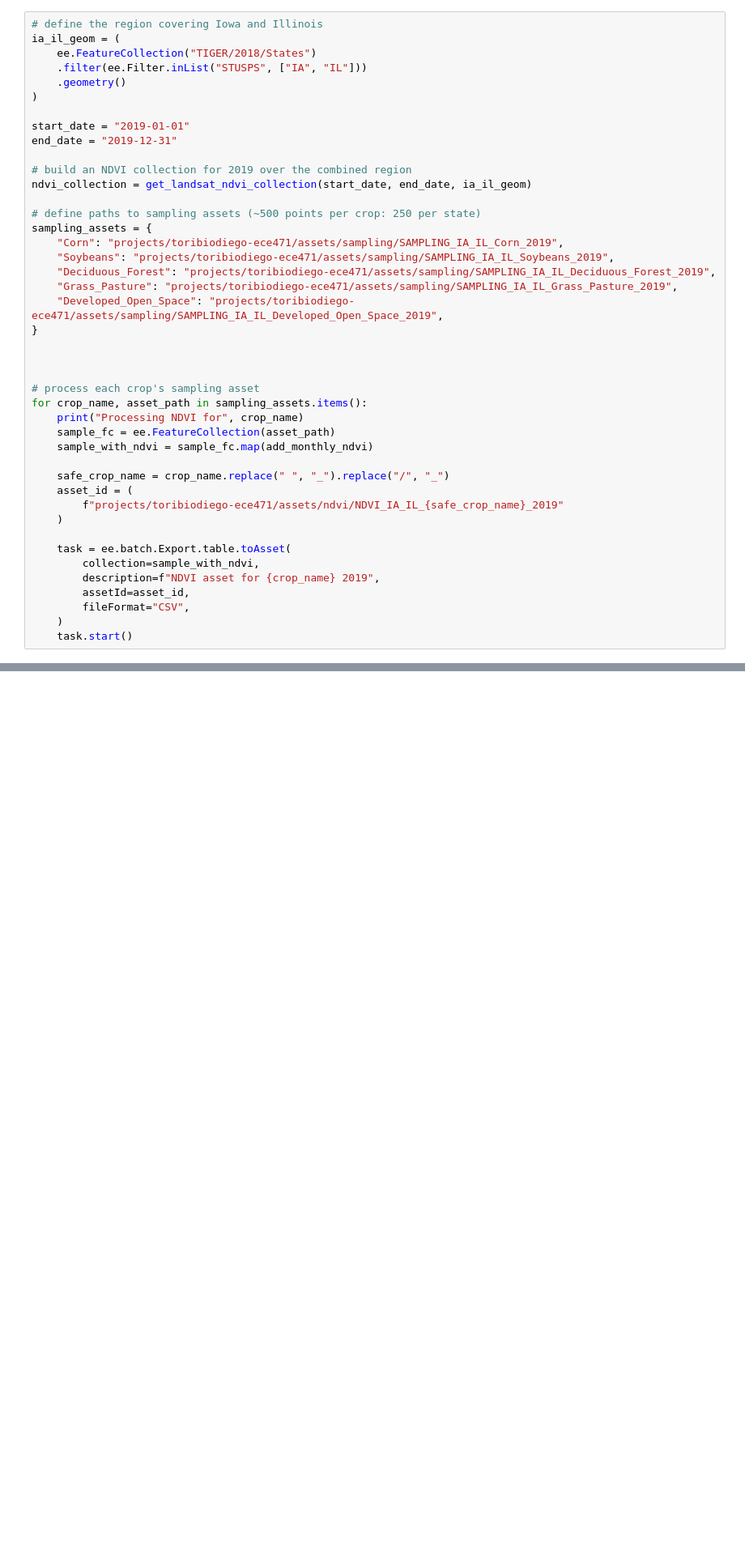
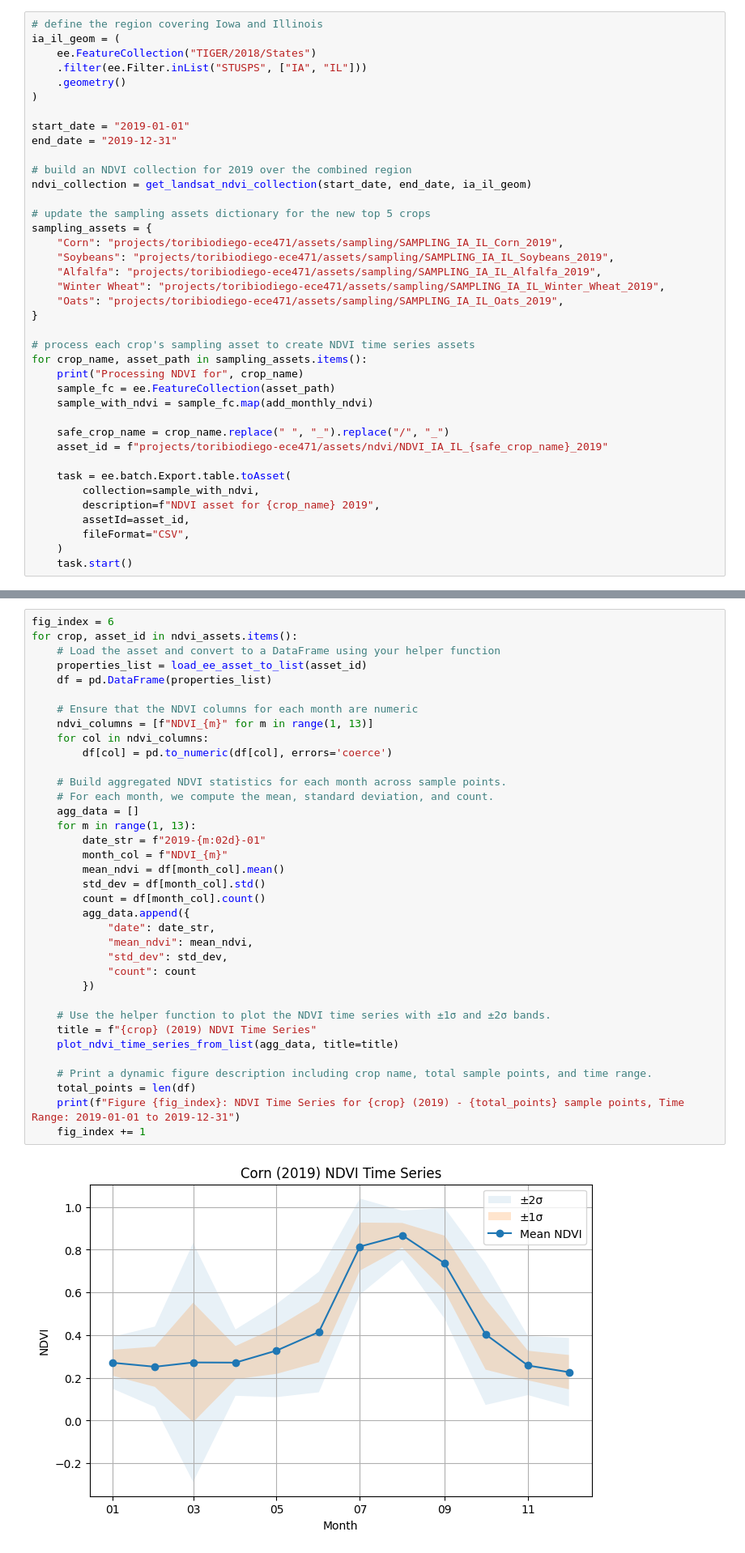
Before and after one commit to toribiodiego/ECE-471-A-Remote-Sensing, a Jupyter notebook: P02/P02.ipynb, the cells around one changed output, grey strips where cells are left out. Shown at 81% size. Saved outputs shown, nothing was run; the diff lists cells and outputs as text; blank space fills up the shorter version.

```diff
--- a/P02/P02.ipynb
+++ b/P02/P02.ipynb
@@ -1032,27 +1279,23 @@ end_date = "2019-12-31"
 # build an NDVI collection for 2019 over the combined region
 ndvi_collection = get_landsat_ndvi_collection(start_date, end_date, ia_il_geom)
 
-# define paths to sampling assets (~500 points per crop: 250 per state)
+# update the sampling assets dictionary for the new top 5 crops
 sampling_assets = {
     "Corn": "projects/toribiodiego-ece471/assets/sampling/SAMPLING_IA_IL_Corn_2019",
     "Soybeans": "projects/toribiodiego-ece471/assets/sampling/SAMPLING_IA_IL_Soybeans_2019",
-    "Deciduous_Forest": "projects/toribiodiego-ece471/assets/sampling/SAMPLING_IA_IL_Deciduous_Forest_2019",
-    "Grass_Pasture": "projects/toribiodiego-ece471/assets/sampling/SAMPLING_IA_IL_Grass_Pasture_2019",
-    "Developed_Open_Space": "projects/toribiodiego-ece471/assets/sampling/SAMPLING_IA_IL_Developed_Open_Space_2019",
+    "Alfalfa": "projects/toribiodiego-ece471/assets/sampling/SAMPLING_IA_IL_Alfalfa_2019",
+    "Winter Wheat": "projects/toribiodiego-ece471/assets/sampling/SAMPLING_IA_IL_Winter_Wheat_2019",
+    "Oats": "projects/toribiodiego-ece471/assets/sampling/SAMPLING_IA_IL_Oats_2019",
 }
 
-
-
-# process each crop's sampling asset
+# process each crop's sampling asset to create NDVI time series assets
 for crop_name, asset_path in sampling_assets.items():
     print("Processing NDVI for", crop_name)
     sample_fc = ee.FeatureCollection(asset_path)
     sample_with_ndvi = sample_fc.map(add_monthly_ndvi)
 
     safe_crop_name = crop_name.replace(" ", "_").replace("/", "_")
-    asset_id = (
-        f"projects/toribiodiego-ece471/assets/ndvi/NDVI_IA_IL_{safe_crop_name}_2019"
-    )
+    asset_id = f"projects/toribiodiego-ece471/assets/ndvi/NDVI_IA_IL_{safe_crop_name}_2019"
 
     task = ee.batch.Export.table.toAsset(
         collection=sample_with_ndvi,
@@ -1109,0 +1313,38 @@ for crop, asset_id in ndvi_assets.items():
+# %%
+fig_index = 6
+for crop, asset_id in ndvi_assets.items():
+    # Load the asset and convert to a DataFrame using your helper function
+    properties_list = load_ee_asset_to_list(asset_id)
+    df = pd.DataFrame(properties_list)
+
+    # Ensure that the NDVI columns for each month are numeric
+    ndvi_columns = [f"NDVI_{m}" for m in range(1, 13)]
+    for col in ndvi_columns:
+        df[col] = pd.to_numeric(df[col], errors='coerce')
+
+    # Build aggregated NDVI statistics for each month across sample points.
+    # For each month, we compute the mean, standard deviation, and count.
+    agg_data = []
+    for m in range(1, 13):
+        date_str = f"2019-{m:02d}-01"
+        month_col = f"NDVI_{m}"
+        mean_ndvi = df[month_col].mean()
+        std_dev = df[month_col].std()
+        count = df[month_col].count()
+        agg_data.append({
+            "date": date_str,
+            "mean_ndvi": mean_ndvi,
+            "std_dev": std_dev,
+            "count": count
+        })
+
+    # Use the helper function to plot the NDVI time series with ±1σ and ±2σ bands.
+    title = f"{crop} (2019) NDVI Time Series"
+    plot_ndvi_time_series_from_list(agg_data, title=title)
+
+    # Print a dynamic figure description including crop name, total sample points, and time range.
+    total_points = len(df)
+    print(f"Figure {fig_index}: NDVI Time Series for {crop} (2019) - {total_points} sample points, Time Range: 2019-01-01 to 2019-12-31")
+    fig_index += 1
+# %% [output]
+[figure, added]
```
Also changed, not shown: parts of 27 cells of this notebook.
